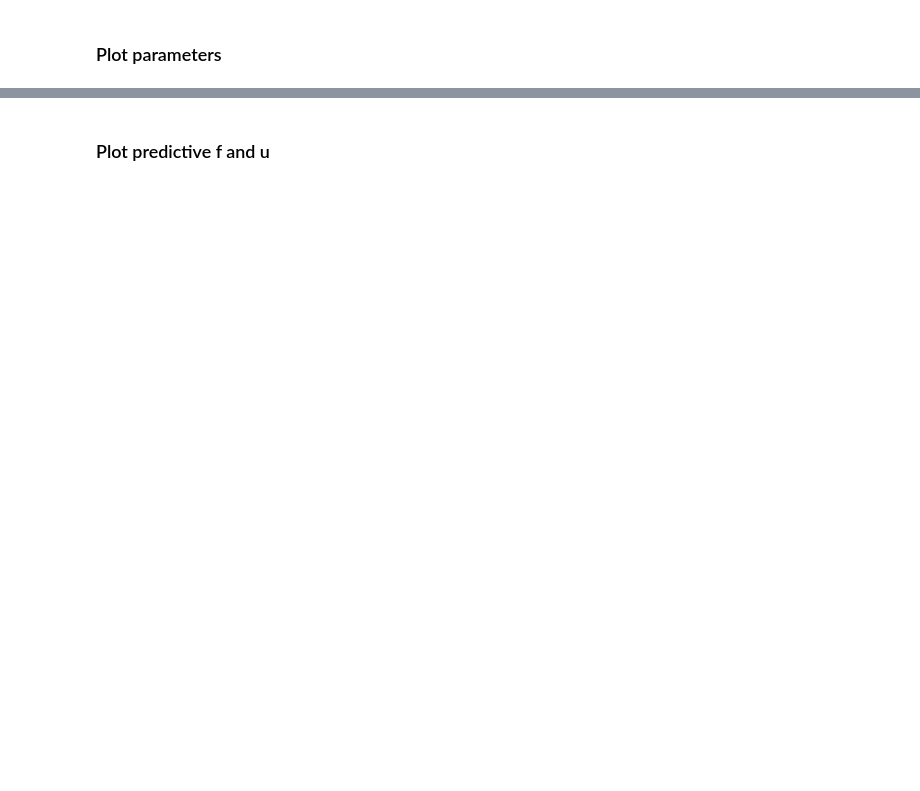
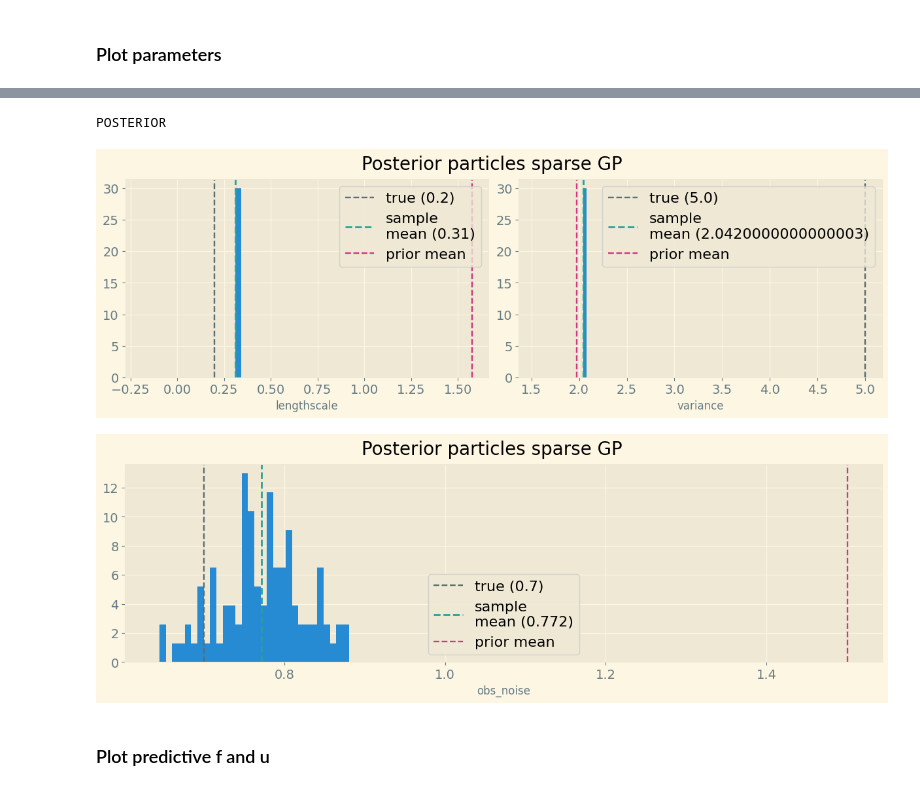
Before and after one commit to UncertaintyInComplexSystems/bayesianmodels, a Jupyter notebook: notebooks/sparse_GP_regression_using_SMC.ipynb, the cells around one changed output, grey strips where cells are left out. Drawn from its saved outputs; the diff is of its cells as text; code cells hidden in the pictures; blank space fills up the shorter version.

```diff
--- a/notebooks/sparse_GP_regression_using_SMC.ipynb
+++ b/notebooks/sparse_GP_regression_using_SMC.ipynb
@@ -162,7 +169,7 @@ priors = dict(
         mean=dx.Deterministic(
             loc=jnp.ones(shape=num_inducing_points) * x_mean),
         scale=dx.Deterministic(
-            loc=jnp.ones(shape=num_inducing_points) * x_std*.8)))
+            loc=jnp.ones(shape=num_inducing_points) * x_std*.5)))
 
 gp_sparse = SparseGPModel(
     x, y,
@@ -663,19 +678,3 @@ with jax.disable_jit(disable=False), jax.debug_nans():
-# %%
-%%script false --no-raise-error
-
-def f(x):
-  return jnp.log(x) * jnp.nan
-
-r = 0
-with jax.disable_jit(disable=False), jax.debug_nans():
-    r = jax.jit(f)(1e-400)
-
-print(r)
-
-'''
-Here debug_nans is triggered if code is jitted.
-meaning the GP code produces NaN's when not jitted?
-'''
 # %%
 print('prior samples means\n')
 for k in initial_particles.position.keys():
@@ -899,58 +1030,62 @@ def plot_parameter_histograms(particles, title='', prior_values=None):
         if pd_filtered.shape[0] == 0:
             pd_filtered = pd
 
-        ax.hist(pd_filtered, bins=30, density=True, color='tab:blue')
+        ax.hist(pd_filtered, bins=30, density=True, color=colors['blue'])
         ax.set_xlabel(p)
 
         if p in ground_truth.keys():
             ax.axvline(
                 x=ground_truth[p],
-                ls='--', lw=1.5, c='red',
+                ls='--', lw=1.7, c=colors['base01'],
                 label=f'true ({ground_truth[p]})')
 
         mean = jnp.mean(pd_filtered)
         ax.axvline(
             x=mean,
-            ls='--', c='black',
+            ls='--', c=colors['cyan'], lw=2,
             label=f'sample\nmean ({jnp.round(mean, decimals=3)})')
 
         if prior_values:
             ax.axvline(
             x=prior_values[i],
-            ls='--', c='cornflowerblue',
-
+            ls='--', c=colors['magenta'],
+            lw=1.7,
             label=f'prior mean')
 
         ax.legend()
 
     plt.suptitle(title)
     plt.show()
 
 print('POSTERIOR')
 plot_parameter_histograms(
    particles=particles.get('kernel', {}),
    title='Posterior particles sparse GP',
    prior_values=[prior_lengthscale_mean, prior_variance_mean])
-plot_parameter_histograms(
-   particles=lgp_particles.get('kernel', {}),
-   title='Posterior particles latent GP')
+# plot_parameter_histograms(
+#    particles=lgp_particles.get('kernel', {}),
+#    title='Posterior particles latent GP')
 
 plot_parameter_histograms(
    particles=particles.get('likelihood', {}),
    title='Posterior particles sparse GP',
    prior_values=[prior_obs_noise_mean])
-plot_parameter_histograms(
-   particles=lgp_particles.get('likelihood', {}),
-   title='Posterior particles latent GP')
+# plot_parameter_histograms(
+#    particles=lgp_particles.get('likelihood', {}),
+#    title='Posterior particles latent GP')
 
 
-print('PRIORS')
-plot_parameter_histograms(
-    particles=initial_particles.position.get('kernel', {}),
-    title='Prior particle samples')
-plot_parameter_histograms(
-    particles=initial_particles.position.get('likelihood', {}),
-    title='Prior particle samples')
+# print('PRIORS')
+# plot_parameter_histograms(
+#     particles=initial_particles.position.get('kernel', {}),
+#     title='Prior particle samples')
+# plot_parameter_histograms(
+#     particles=initial_particles.position.get('likelihood', {}),
+#     title='Prior particle samples')
+# %% [output]
+POSTERIOR
+[figure, added]
+[figure, added]
 # %% [markdown]
 ### Plot predictive f and u
 # %%
```
Also changed, not shown: parts of 14 cells of this notebook, 8 other files.
